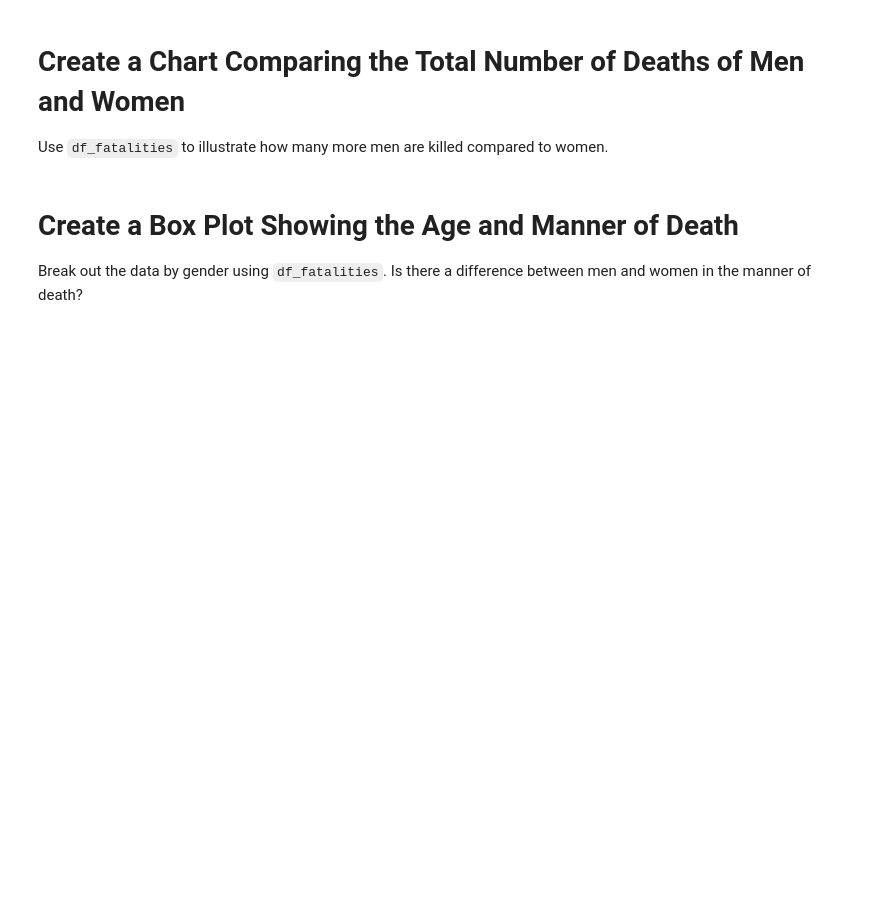
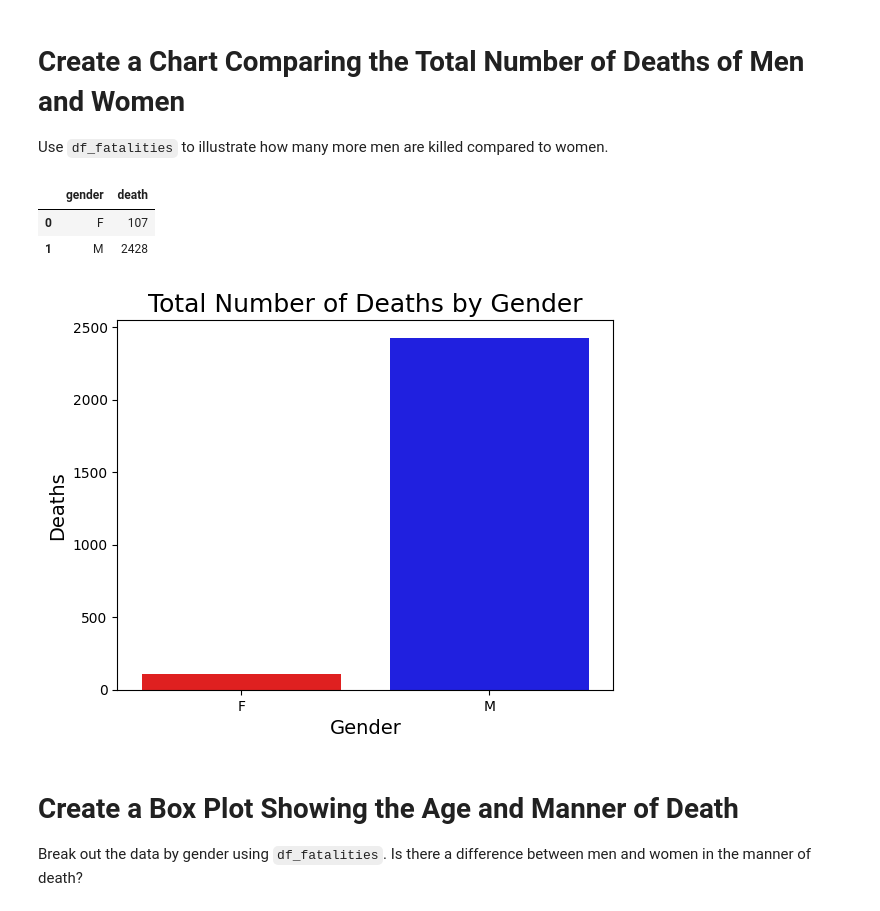
Before and after one commit to chgwyellow/Death-involving-Police-in-the-USA, a Jupyter notebook: Fatal_Force.ipynb, the cells around one changed output. Drawn from its saved outputs; the diff is of its cells as text; code cells hidden in the pictures; blank space fills up the shorter version.

Commit message:
Completed the Number of Deaths by Gender.

```diff
--- a/Fatal_Force.ipynb
+++ b/Fatal_Force.ipynb
@@ -379,6 +379,21 @@ plt.show()
 # Create a Chart Comparing the Total Number of Deaths of Men and Women
 
 Use `df_fatalities` to illustrate how many more men are killed compared to women.
+# %%
+men_women_death = df_fatalities.groupby("gender")["id"].count().reset_index(name="death")
+men_women_death
+# %% [output]
+|  | gender | death |
+| 0 | F | 107 |
+| 1 | M | 2428 |
+# %%
+sns.barplot(data=men_women_death, x="gender", y="death", hue="gender", palette=["red", "blue"], legend=False)
+plt.title("Total Number of Deaths by Gender", fontsize=18)
+plt.xlabel("Gender", fontsize=14)
+plt.ylabel("Deaths", fontsize=14)
+plt.show()
+# %% [output]
+[figure, added]
 # %% [markdown]
 # Create a Box Plot Showing the Age and Manner of Death
 
```
